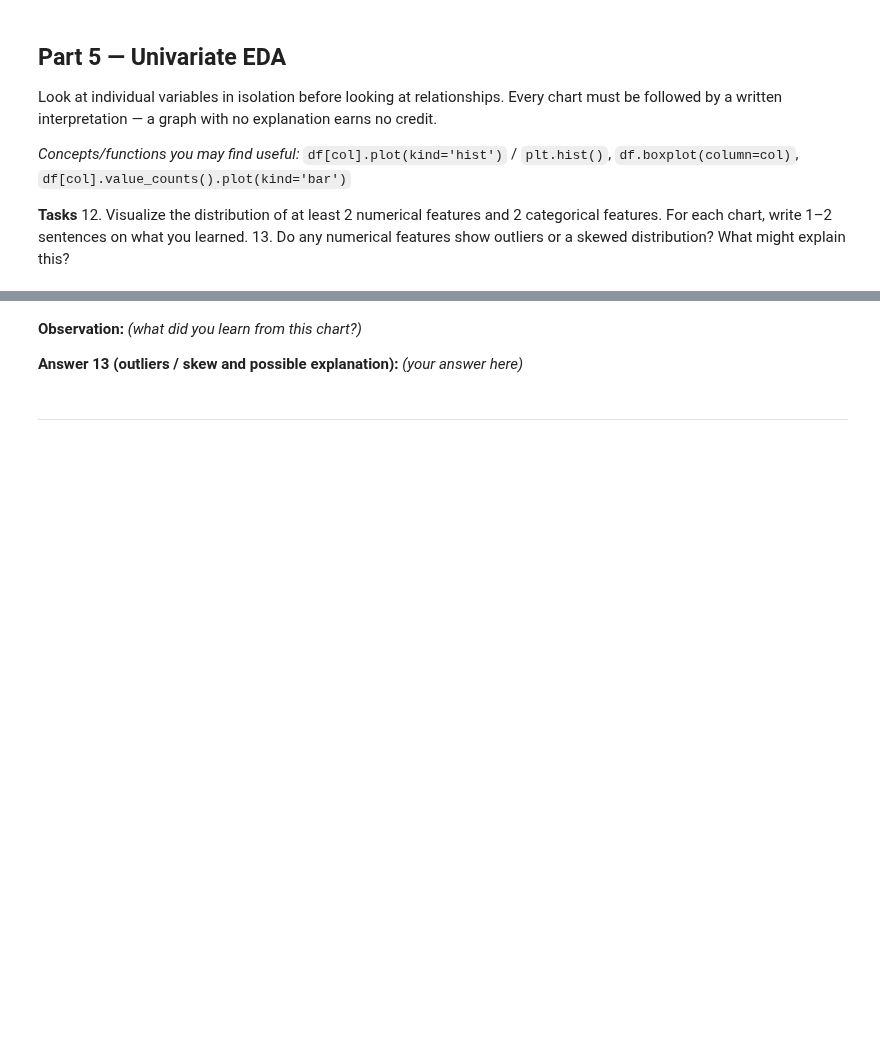
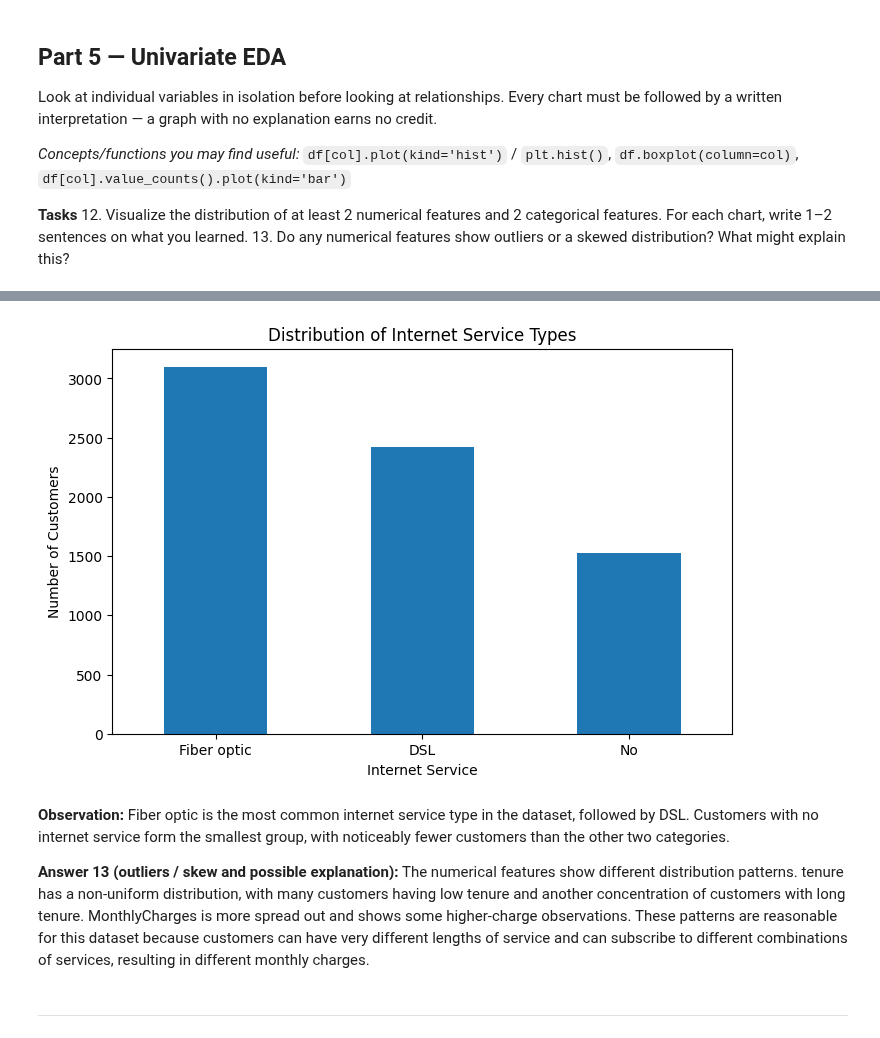
Before and after one commit to Ritika-Lund/Machine-learning-Lab, a Jupyter notebook: Lab2_Data_Cleaning_EDA_Template.ipynb, the cells around one changed output, grey strips where cells are left out. Drawn from its saved outputs; the diff is of its cells as text; code cells hidden in the pictures; blank space fills up the shorter version.

```diff
--- a/Lab2_Data_Cleaning_EDA_Template.ipynb
+++ b/Lab2_Data_Cleaning_EDA_Template.ipynb
@@ -334,10 +365,21 @@ Look at individual variables in isolation before looking at relationships. Every
 # %%
 # Task 12 — categorical feature 2: distribution plot
+plt.figure(figsize=(8, 5))
+
+clean_df['InternetService'].value_counts().plot(kind='bar')
+
+plt.title('Distribution of Internet Service Types')
+plt.xlabel('Internet Service')
+plt.ylabel('Number of Customers')
+plt.xticks(rotation=0)
+plt.show()
+# %% [output]
+[figure, added]
 # %% [markdown]
-**Observation:** _(what did you learn from this chart?)_
+**Observation:** Fiber optic is the most common internet service type in the dataset, followed by DSL. Customers with no internet service form the smallest group, with noticeably fewer customers than the other two categories.
 
 **Answer 13 (outliers / skew and possible explanation):**
-_(your answer here)_
+The numerical features show different distribution patterns. tenure has a non-uniform distribution, with many customers having low tenure and another concentration of customers with long tenure. MonthlyCharges is more spread out and shows some higher-charge observations. These patterns are reasonable for this dataset because customers can have very different lengths of service and can subscribe to different combinations of services, resulting in different monthly charges.
 # %% [markdown]
 ---
 # %% [markdown]
```
Also changed, not shown: parts of 15 cells of this notebook, 1 other file.
